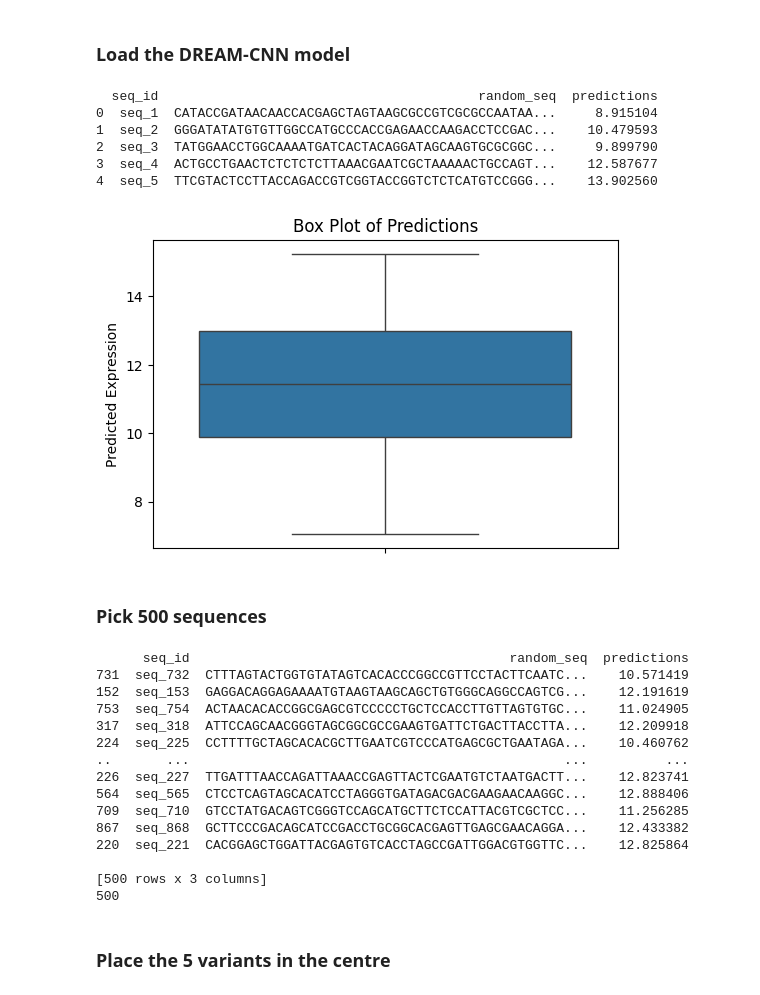
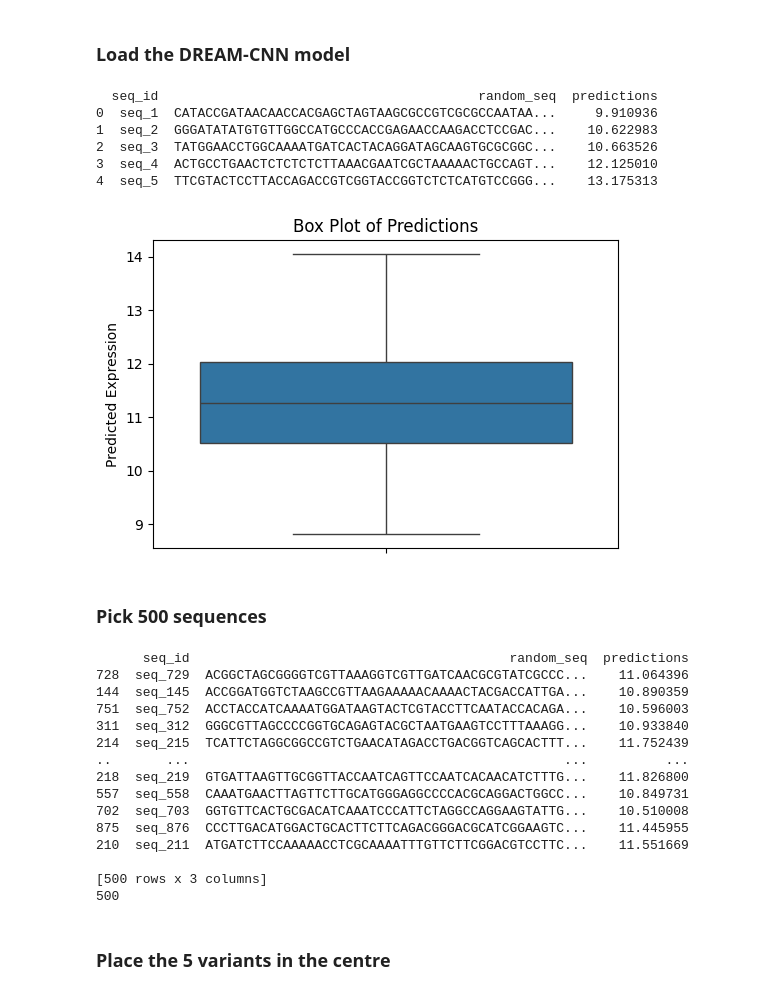
Before and after one commit to de-Boer-Lab/position-mpra, a Jupyter notebook: src/TF_position/yeast/random_sequence_ism_full_knockout.ipynb, the cells around one changed output. Drawn from its saved outputs; the diff is of its cells as text; code cells hidden in the pictures.

Commit message:
Added more analysis on TF human and yeast

```diff
--- a/src/TF_position/yeast/random_sequence_ism_full_knockout.ipynb
+++ b/src/TF_position/yeast/random_sequence_ism_full_knockout.ipynb
@@ -69,24 +69,27 @@ def predict(df):
     )
 
     first = BHIFirstLayersBlock(
-        in_channels=dataprocessor.data_channels(),
-        out_channels=320,
-        seqsize=dataprocessor.data_seqsize(),
-        kernel_sizes=[9, 15],
-        pool_size=1,
-        dropout=0.2
+        in_channels = dataprocessor.data_channels(),
+        out_channels = 320,
+        seqsize = dataprocessor.data_seqsize(),
+        kernel_sizes = [9, 15],
+        pool_size = 1,
+        dropout = 0.2
     )
 
-    core = AutosomeCoreBlock(
-        in_channels=first.out_channels,
-        out_channels=64,
-        seqsize=first.infer_outseqsize()
-    )
+    core = BHICoreBlock(
+        in_channels = first.out_channels,
+        out_channels = 320,
+        seqsize = first.infer_outseqsize(),
+        lstm_hidden_channels = 320,
+        kernel_sizes = [9, 15],
+        pool_size = 1,
+        dropout1 = 0.2,
+        dropout2 = 0.5
+        )
 
-    final = AutosomeFinalLayersBlock(
-        in_channels=core.out_channels,
-        seqsize=core.infer_outseqsize()
-    )
+    final = AutosomeFinalLayersBlock(in_channels=core.out_channels,
+                                 seqsize=core.infer_outseqsize())
 
     model = PrixFixeNet(
         first=first,
@@ -95,44 +98,42 @@ def predict(df):
         generator=generator
     )
 
     predictor = AutosomePredictor(
         model=model,
-        model_pth='/scratch/st-cdeboer-1/sambina/position_variant_effect/paper_analysis/figure_3/yeast_motifs/input/dream-cnn.pth',
+        # model_pth='/scratch/st-cdeboer-1/sambina/position_variant_effect/paper_analysis/figure_3/yeast_motifs/input/dream-cnn.pth',
+        model_pth='/scratch/st-cdeboer-1/sambina/position_mpra/outputs/TFs_position/yeast/dream-rnn_retrained.pth',
         device="cpu"
     )
-
 
     df['predictions'] = df['random_seq'].apply(lambda seq: predictor.predict(seq))
     print(df.head())
     return df
 
 def plot(df):
     plt.figure(figsize=(6, 4))
     sns.boxplot(y=df['predictions'])
-    # Customize plot
     plt.ylabel("Predicted Expression")
     plt.title("Box Plot of Predictions")
-    # Show the plot
     plt.show()
 
 
 
 def main():
     df = generate_random_dna_sequences()
     output_df = predict(df)
-    output_df.to_csv("/scratch/st-cdeboer-1/sambina/position_variant_effect/paper_analysis/figure_3/yeast_motifs/input/predicted_thousand_random.csv")
+    output_df.to_csv("/scratch/st-cdeboer-1/sambina/position_mpra/outputs/TFs_position/yeast/predicted_thousand_random.csv")
     plot(output_df)
 
 if __name__ == "__main__":
     main()
 # %% [output]
   seq_id                                         random_seq  predictions
-0  seq_1  CATACCGATAACAACCACGAGCTAGTAAGCGCCGTCGCGCCAATAA...     8.915104
-1  seq_2  GGGATATATGTGTTGGCCATGCCCACCGAGAACCAAGACCTCCGAC...    10.479593
-2  seq_3  TATGGAACCTGGCAAAATGATCACTACAGGATAGCAAGTGCGCGGC...     9.899790
-3  seq_4  ACTGCCTGAACTCTCTCTCTTAAACGAATCGCTAAAAACTGCCAGT...    12.587677
-4  seq_5  TTCGTACTCCTTACCAGACCGTCGGTACCGGTCTCTCATGTCCGGG...    13.902560
+0  seq_1  CATACCGATAACAACCACGAGCTAGTAAGCGCCGTCGCGCCAATAA...     9.910936
+1  seq_2  GGGATATATGTGTTGGCCATGCCCACCGAGAACCAAGACCTCCGAC...    10.622983
+2  seq_3  TATGGAACCTGGCAAAATGATCACTACAGGATAGCAAGTGCGCGGC...    10.663526
+3  seq_4  ACTGCCTGAACTCTCTCTCTTAAACGAATCGCTAAAAACTGCCAGT...    12.125010
+4  seq_5  TTCGTACTCCTTACCAGACCGTCGGTACCGGTCTCTCATGTCCGGG...    13.175313
-[figure, old version]
+[figure, new version]
 # %% [markdown]
 ### Pick 500 sequences
 # %%
@@ -145,23 +146,23 @@ def select_percentile_sequences(df, num_sequences=500):
     selected_sequences = filtered_df.sample(n=min(num_sequences, len(filtered_df)), random_state=42)
     return selected_sequences[['seq_id', 'random_seq', 'predictions']]
 
-df = pd.read_csv("/scratch/st-cdeboer-1/sambina/position_variant_effect/paper_analysis/figure_3/yeast_motifs/input/predicted_thousand_random.csv")
+df = pd.read_csv("/scratch/st-cdeboer-1/sambina/position_mpra/outputs/TFs_position/yeast/predicted_thousand_random.csv")
 selected_df = select_percentile_sequences(df)
 print(selected_df)
 print(len(selected_df))
 # %% [output]
       seq_id                                         random_seq  predictions
-731  seq_732  CTTTAGTACTGGTGTATAGTCACACCCGGCCGTTCCTACTTCAATC...    10.571419
-152  seq_153  GAGGACAGGAGAAAATGTAAGTAAGCAGCTGTGGGCAGGCCAGTCG...    12.191619
-753  seq_754  ACTAACACACCGGCGAGCGTCCCCCTGCTCCACCTTGTTAGTGTGC...    11.024905
-317  seq_318  ATTCCAGCAACGGGTAGCGGCGCCGAAGTGATTCTGACTTACCTTA...    12.209918
-224  seq_225  CCTTTTGCTAGCACACGCTTGAATCGTCCCATGAGCGCTGAATAGA...    10.460762
+728  seq_729  ACGGCTAGCGGGGTCGTTAAAGGTCGTTGATCAACGCGTATCGCCC...    11.064396
+144  seq_145  ACCGGATGGTCTAAGCCGTTAAGAAAAACAAAACTACGACCATTGA...    10.890359
+751  seq_752  ACCTACCATCAAAATGGATAAGTACTCGTACCTTCAATACCACAGA...    10.596003
+311  seq_312  GGGCGTTAGCCCCGGTGCAGAGTACGCTAATGAAGTCCTTTAAAGG...    10.933840
+214  seq_215  TCATTCTAGGCGGCCGTCTGAACATAGACCTGACGGTCAGCACTTT...    11.752439
 ..       ...                                                ...          ...
-226  seq_227  TTGATTTAACCAGATTAAACCGAGTTACTCGAATGTCTAATGACTT...    12.823741
-564  seq_565  CTCCTCAGTAGCACATCCTAGGGTGATAGACGACGAAGAACAAGGC...    12.888406
-709  seq_710  GTCCTATGACAGTCGGGTCCAGCATGCTTCTCCATTACGTCGCTCC...    11.256285
-867  seq_868  GCTTCCCGACAGCATCCGACCTGCGGCACGAGTTGAGCGAACAGGA...    12.433382
-220  seq_221  CACGGAGCTGGATTACGAGTGTCACCTAGCCGATTGGACGTGGTTC...    12.825864
+218  seq_219  GTGATTAAGTTGCGGTTACCAATCAGTTCCAATCACAACATCTTTG...    11.826800
+557  seq_558  CAAATGAACTTAGTTCTTGCATGGGAGGCCCCACGCAGGACTGGCC...    10.849731
+702  seq_703  GGTGTTCACTGCGACATCAAATCCCATTCTAGGCCAGGAAGTATTG...    10.510008
+875  seq_876  CCCTTGACATGGACTGCACTTCTTCAGACGGGACGCATCGGAAGTC...    11.445955
+210  seq_211  ATGATCTTCCAAAAACCTCGCAAAATTTGTTCTTCGGACGTCCTTC...    11.551669
 
 [500 rows x 3 columns]
 500
```
Also changed, not shown: parts of 6 cells of this notebook, 8 other files.
